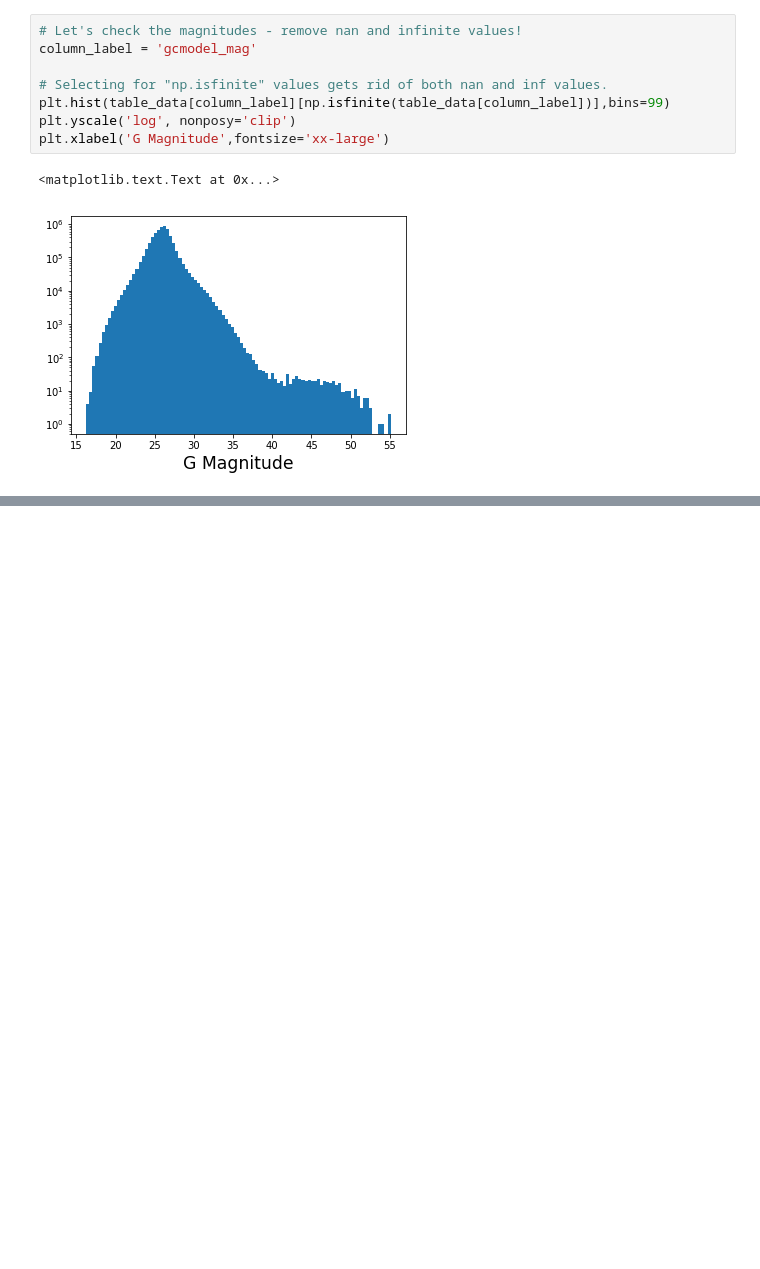
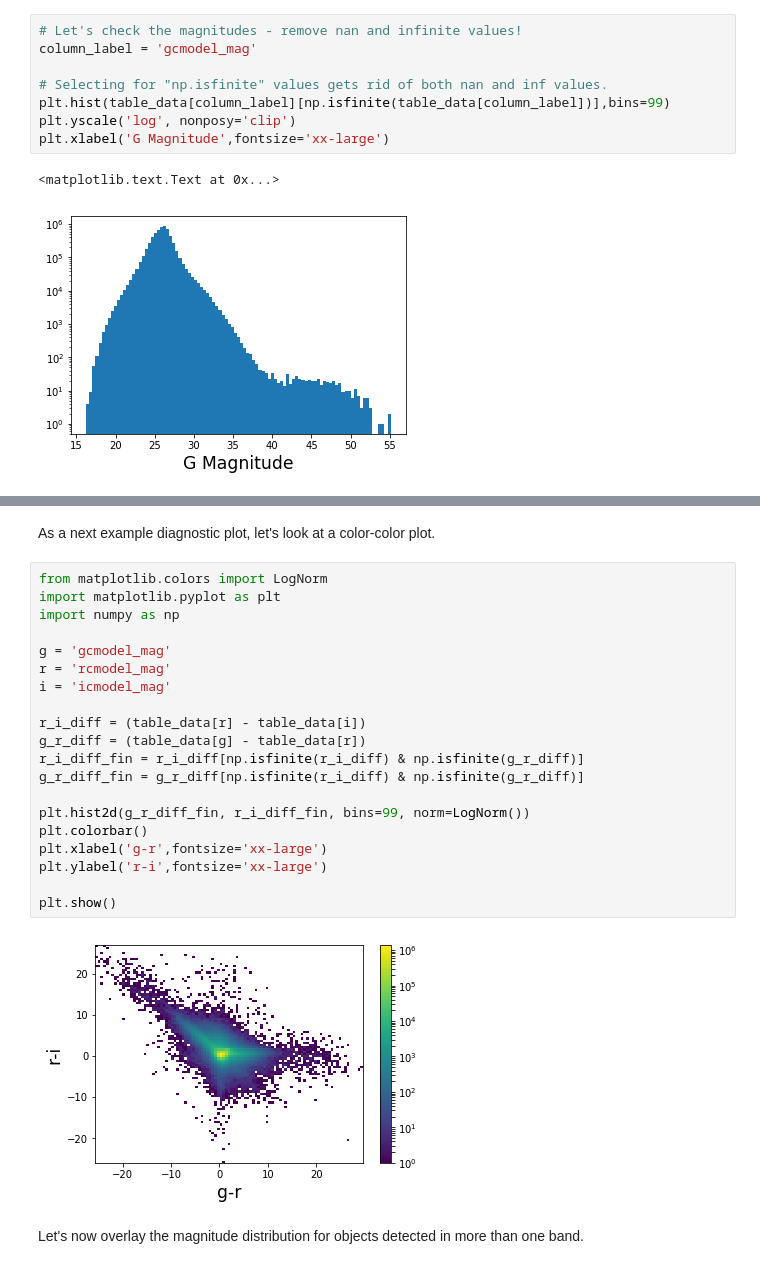
Before and after one commit to LSSTDESC/DEHSC_LSS, a Jupyter notebook: SampleDiagnosticsForHSCDR1.ipynb, the cells around one changed output, grey strips where cells are left out. Drawn from its saved outputs; the diff is of its cells as text; blank space fills up the shorter version.

```diff
--- a/SampleDiagnosticsForHSCDR1.ipynb
+++ b/SampleDiagnosticsForHSCDR1.ipynb
@@ -140,0 +141,26 @@ for column_label, annotation in \
+# %% [markdown]
+As a next example diagnostic plot, let's look at a color-color plot.
+# %%
+from matplotlib.colors import LogNorm
+import matplotlib.pyplot as plt
+import numpy as np
+
+g = 'gcmodel_mag'
+r = 'rcmodel_mag'
+i = 'icmodel_mag'
+
+r_i_diff = (table_data[r] - table_data[i])
+g_r_diff = (table_data[g] - table_data[r])
+r_i_diff_fin = r_i_diff[np.isfinite(r_i_diff) & np.isfinite(g_r_diff)]
+g_r_diff_fin = g_r_diff[np.isfinite(r_i_diff) & np.isfinite(g_r_diff)]
+
+plt.hist2d(g_r_diff_fin, r_i_diff_fin, bins=99, norm=LogNorm())
+plt.colorbar()
+plt.xlabel('g-r',fontsize='xx-large')
+plt.ylabel('r-i',fontsize='xx-large')
+
+plt.show()
+# %% [output]
+[figure, added]
+# %% [markdown]
+Let's now overlay the magnitude distribution for objects detected in more than one band.
```
Also changed, not shown: parts of 2 cells of this notebook.
